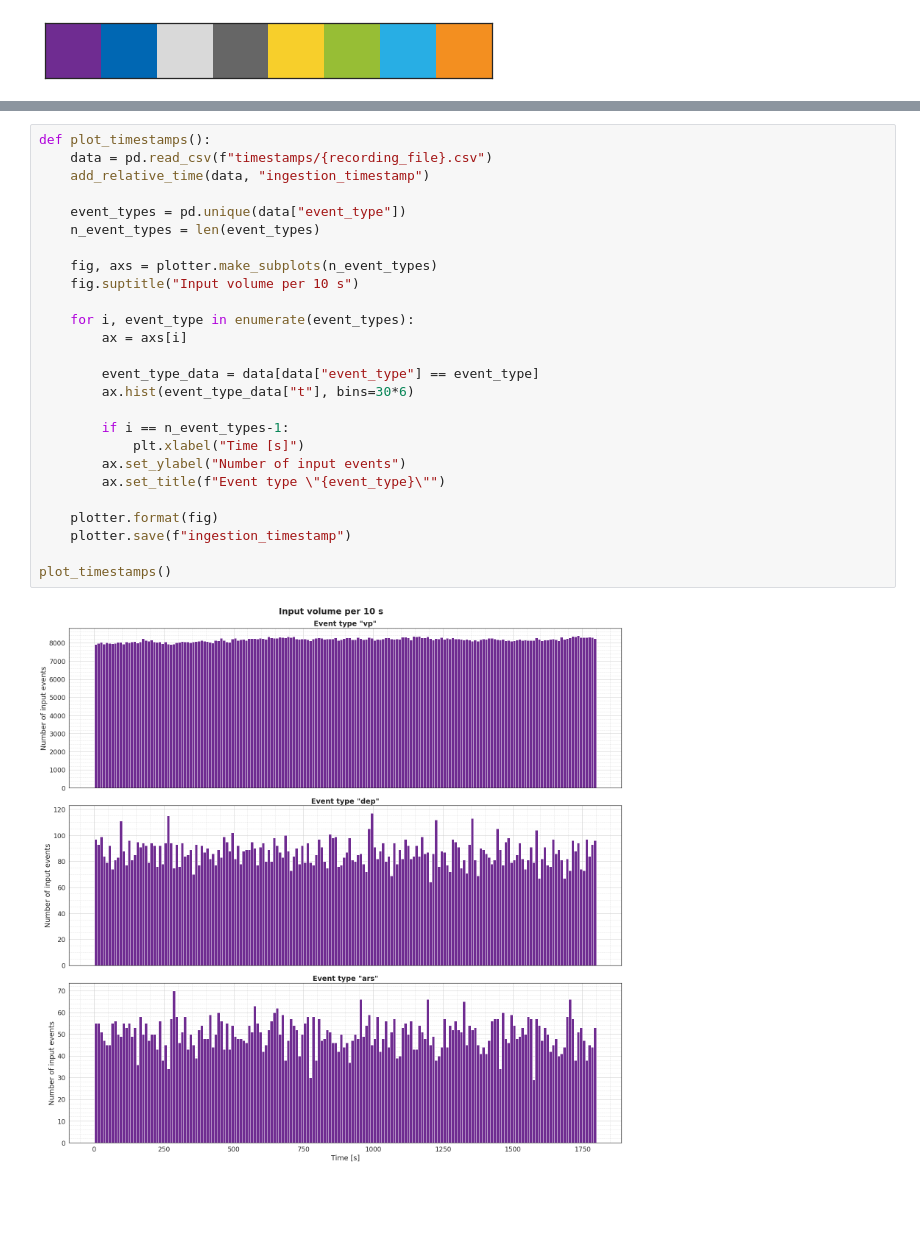
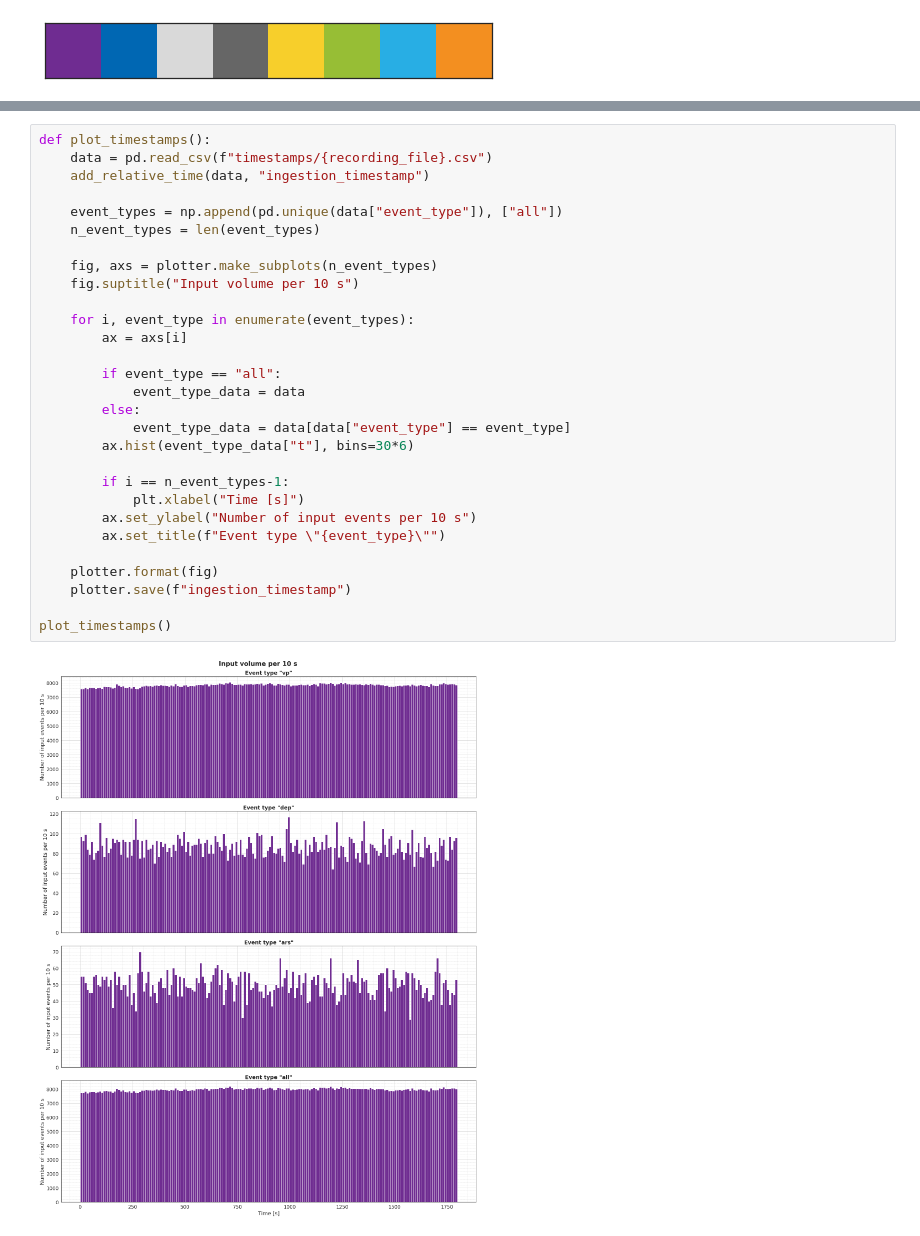
Before and after one commit to DominikStiller/ptinsight, a Jupyter notebook: app/analysis/inputs/inputs.ipynb, the cells around one changed output, grey strips where cells are left out. Cells and saved outputs as stored; diff of their text form; blank space fills up the shorter version.

```diff
--- a/app/analysis/inputs/inputs.ipynb
+++ b/app/analysis/inputs/inputs.ipynb
@@ -173,31 +155,34 @@ max: 90
 # %%
 def plot_timestamps():
     data = pd.read_csv(f"timestamps/{recording_file}.csv")
     add_relative_time(data, "ingestion_timestamp")
 
-    event_types = pd.unique(data["event_type"])
+    event_types = np.append(pd.unique(data["event_type"]), ["all"])
     n_event_types = len(event_types)
 
     fig, axs = plotter.make_subplots(n_event_types)
     fig.suptitle("Input volume per 10 s")
 
     for i, event_type in enumerate(event_types):
         ax = axs[i]
 
-        event_type_data = data[data["event_type"] == event_type]
+        if event_type == "all":
+            event_type_data = data
+        else:
+            event_type_data = data[data["event_type"] == event_type]
         ax.hist(event_type_data["t"], bins=30*6)
 
         if i == n_event_types-1:
             plt.xlabel("Time [s]")
-        ax.set_ylabel("Number of input events")
+        ax.set_ylabel("Number of input events per 10 s")
         ax.set_title(f"Event type \"{event_type}\"")
 
     plotter.format(fig)
     plotter.save(f"ingestion_timestamp")
 
 plot_timestamps()
 # %% [output]
-[figure, old version]
+[figure, new version]
 # %%
 def plot_timelag_over_time():
     data = pd.read_csv(f"timestamps/{recording_file}.csv")
```
Also changed, not shown: parts of 9 cells of this notebook, 14 other files.
